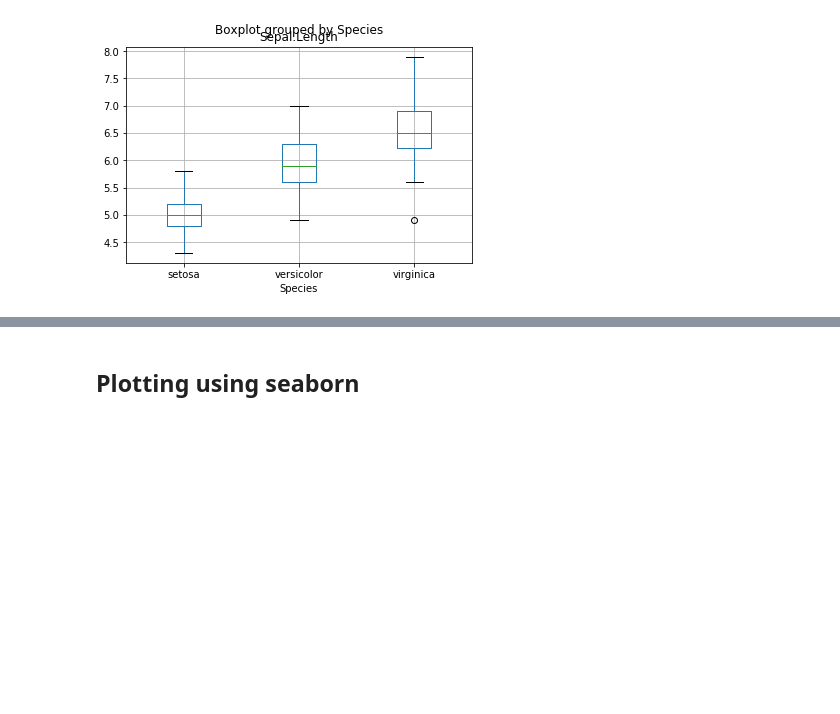
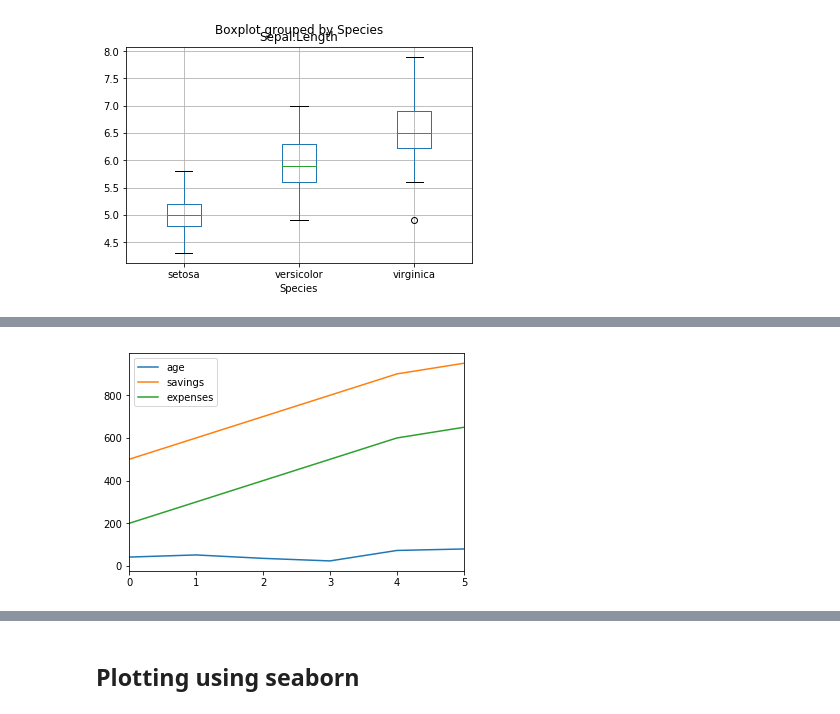
Before and after one commit to sumendar/FoundationOfStatsDSAIMLwithPython-june18, a Jupyter notebook: 08-MatplotlibAndSeaborn/scriptSlides.ipynb, the cells around one changed output, grey strips where cells are left out. Saved outputs shown, nothing was run; the diff lists cells and outputs as text; code cells hidden in the pictures; blank space fills up the shorter version.

```diff
--- a/08-MatplotlibAndSeaborn/scriptSlides.ipynb
+++ b/08-MatplotlibAndSeaborn/scriptSlides.ipynb
@@ -54,3 +55,12 @@ plt = iris.boxplot(by='Species', column='Sepal.Length')
 plt.show()
 # %% [output]
 [figure]
+# %%
+data = [['Mike','Jackson',42,500,200],
+        ['Jason','Gibbs',52,600,300],
+        ['Kolly','Molly',36,700,400],
+        ['James','Anderson',24,800,500],
+        ['Jack','Wilson',73,900,600],
+        ['Peter','Gary',80,950,650]]
+df = pd.DataFrame(data,columns=['first_name','last_name','age','savings','expenses'])
+print(df)
@@ -56,0 +82,4 @@ plt.show()
+# %%
+df.plot.line();
+# %% [output]
+[figure, added]
```
Also changed, not shown: parts of 22 cells of this notebook, 29 other files.
